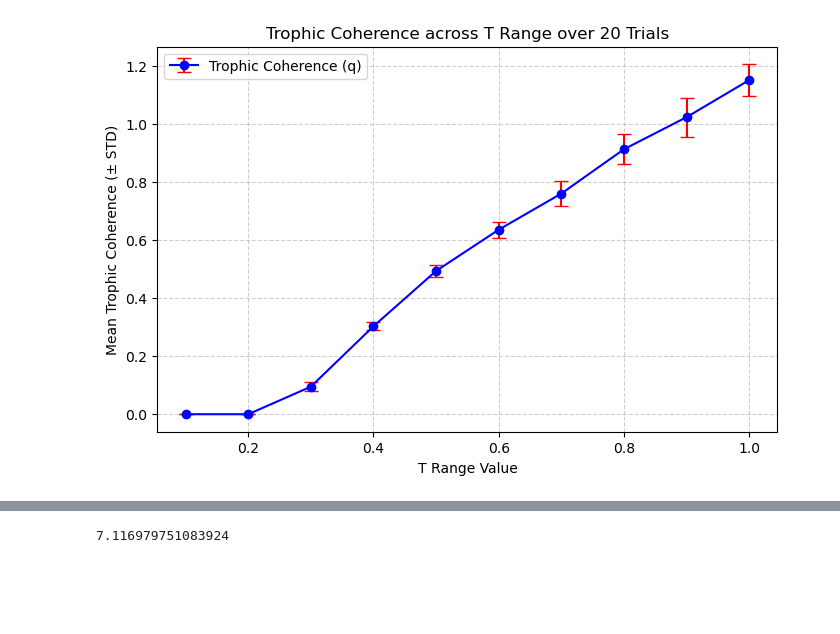
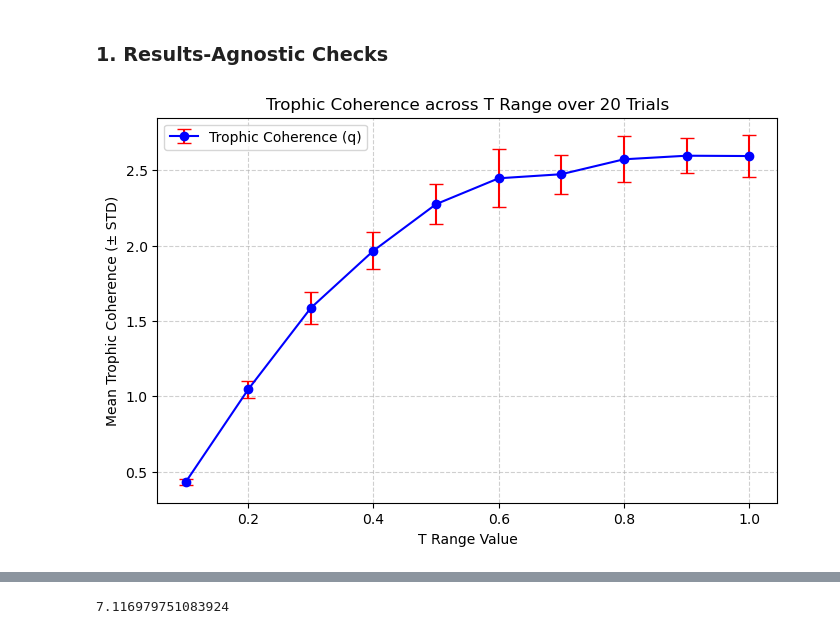
Before and after one commit to caleb-chandler/hierarchy-info-project, a Jupyter notebook: analysis.ipynb, the cells around one changed output, grey strips where cells are left out. Drawn from its saved outputs; the diff is of its cells as text; code cells hidden in the pictures; blank space fills up the shorter version.

```diff
--- a/analysis.ipynb
+++ b/analysis.ipynb
@@ -4,6 +4,15 @@ from generator import create_new, calibrate_density
 from engine import trophic_coherence
 import numpy as np
 import matplotlib.pyplot as plt
+from pathlib import Path
+import pickle
+import glob
+import re
+
+save_dir = Path('figures/eval')
+save_dir.mkdir(parents=True, exist_ok=True)
+# %% [markdown]
+### 1. Results-Agnostic Checks
 # %%
 # GPPM verification check against original paper
 
@@ -21,7 +30,7 @@ rng = np.random.default_rng(seed=42)
 results = np.zeros((n_trials, len(T_RANGE)))
 for T_col, T in enumerate(T_RANGE):
     for trial_row in range(n_trials):
-        G = create_new(100, 0.1, 9, T, rng)
+        G = create_new(100, 0.1, 9, T, rng)[0]
         tc_output = trophic_coherence(G)
         q = tc_output['trophic_incoherence']
         results[trial_row, T_col] = q
@@ -31,34 +40,35 @@ stds = np.std(results, axis=0)
 test_data = np.vstack([means, stds])
 
 # --- plotting ---
 
 means_row = test_data[0, :]
 stds_row = test_data[1, :]
 
 plt.figure(figsize=(8, 5))
 
 plt.errorbar(
     x=T_RANGE,           # X-axis: your 10 temperature values
     y=means_row,         # Y-axis: the calculated means
     yerr=stds_row,       # Height of error bars: standard deviation
     fmt='-o',            # Format: solid line '-' with circle markers 'o'
     color='blue',        # Color of line and markers
     ecolor='red',        # Color of the error bars
     capsize=5,           # Width of the horizontal caps on error bars
     label='Trophic Coherence (q)'
 )
 
 # 4. Add clear labels and structural elements
 plt.xlabel('T Range Value')
 plt.ylabel('Mean Trophic Coherence (± STD)')
 plt.title('Trophic Coherence across T Range over 20 Trials')
 plt.grid(True, linestyle='--', alpha=0.6)  # Light background grid
 plt.legend()
+plt.savefig(save_dir / 'gppm_verification.png', dpi=300, bbox_inches='tight')
 
 # 5. Display the final plot
 plt.show()
 # %% [output]
-[figure, old version]
+[figure, new version]
 # %%
 # empirical scaling of tree depth with N (used to determine denominator for T-hat)
 
```
Also changed, not shown: parts of 6 cells of this notebook, 30 other files.
